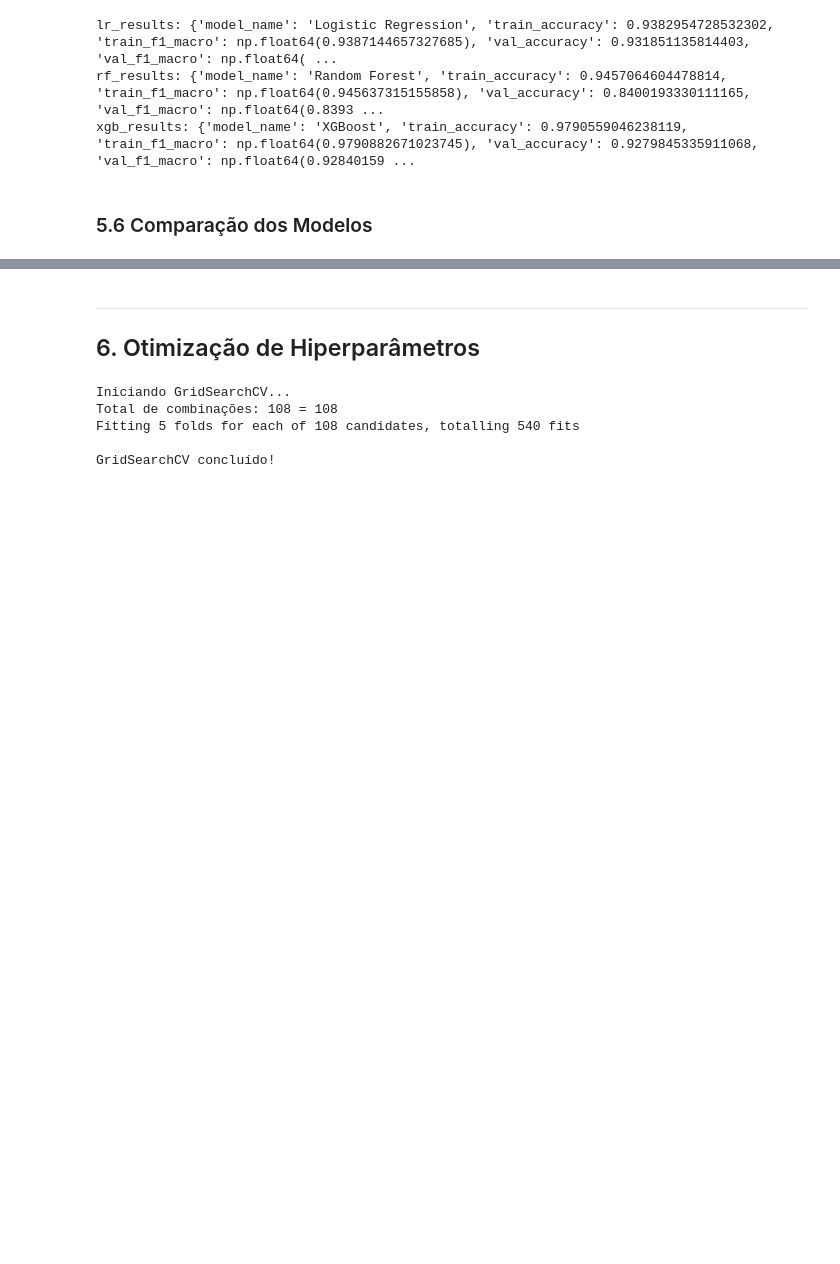
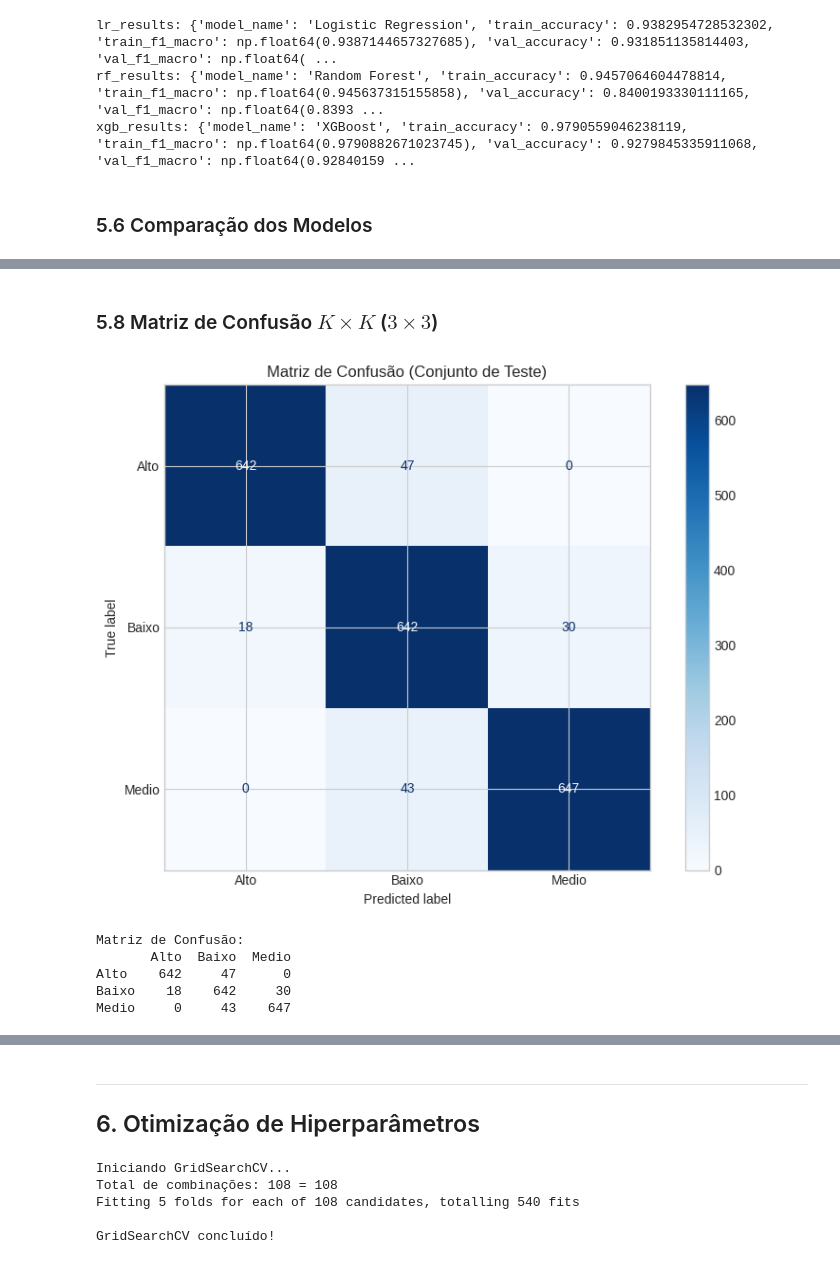
Before and after one commit to JaumGabriell/testesC318, a Jupyter notebook: notebooks/main_analysis.ipynb, the cells around one changed output, grey strips where cells are left out. Drawn from its saved outputs; the diff is of its cells as text; code cells hidden in the pictures; blank space fills up the shorter version.

```diff
--- a/notebooks/main_analysis.ipynb
+++ b/notebooks/main_analysis.ipynb
@@ -926,0 +965,34 @@ plt.show()
+# %% [markdown]
+### 5.8 Matriz de Confusão $K \times K$ ($3 \times 3$)
+# %%
+# Escolher o melhor modelo (ex: XGBoost)
+best_model = xgb_model  # ou rf_model, lr_model
+
+# Previsões no conjunto de TESTE
+y_test_pred = best_model.predict(X_test_processed)
+
+# Matriz de confusão
+cm = confusion_matrix(y_test, y_test_pred)
+
+# Nomes das classes
+class_names = label_encoder.classes_  # ['Alto', 'Baixo', 'Medio']
+
+# Visualização
+fig, ax = plt.subplots(figsize=(8, 6))
+disp = ConfusionMatrixDisplay(confusion_matrix=cm, display_labels=class_names)
+disp.plot(ax=ax, cmap='Blues', values_format='d')
+plt.title('Matriz de Confusão (Conjunto de Teste)')
+plt.tight_layout()
+plt.savefig('../reports/confusion_matrix.png', dpi=150, bbox_inches='tight')
+plt.show()
+
+# Exibir valores
+print("\nMatriz de Confusão:")
+print(pd.DataFrame(cm, index=class_names, columns=class_names))
+# %% [output]
+[figure, added]
+Matriz de Confusão:
+       Alto  Baixo  Medio
+Alto    642     47      0
+Baixo    18    642     30
+Medio     0     43    647
```
Also changed, not shown: parts of 24 cells of this notebook, 10 other files.
